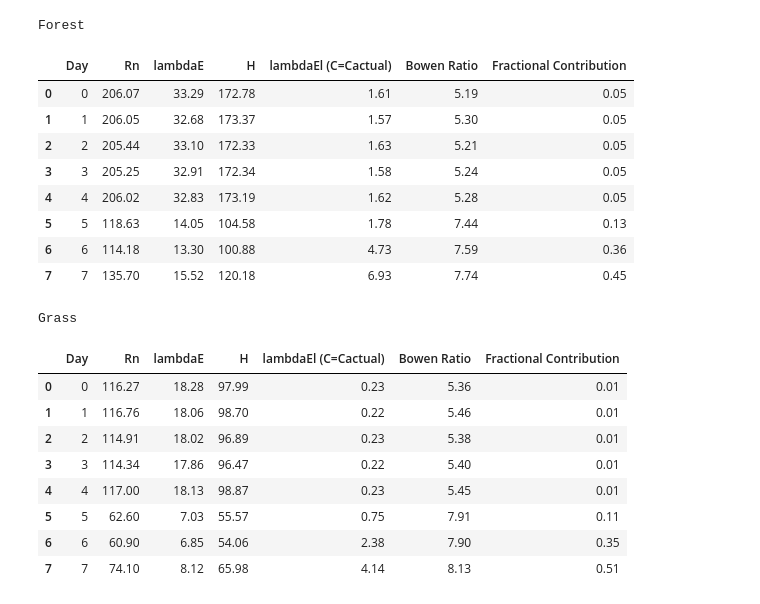
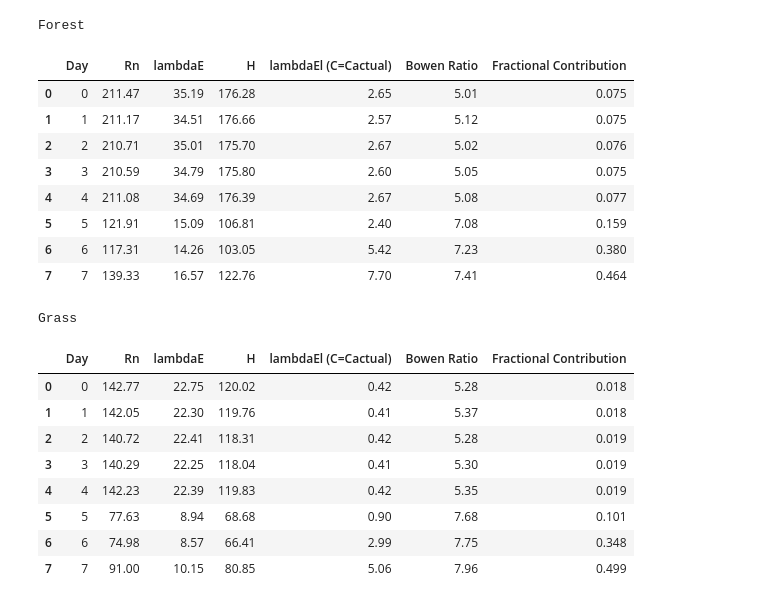
Before and after one commit to atdunwoody/EcoHydro, a Jupyter notebook: CIVE 625/Lab 1/Lab1.ipynb, the cells around one changed output. Saved outputs shown, nothing was run; the diff lists cells and outputs as text; code cells hidden in the pictures.

```diff
--- a/CIVE 625/Lab 1/Lab1.ipynb
+++ b/CIVE 625/Lab 1/Lab1.ipynb
@@ -376,7 +376,11 @@ def calc_Cfinal(lambdaEl, Cactual, LH):
     :param LH: latent heat of vaporization in MJ/kg
     return: final canopy storage in mm
     """
-    lambdaEl_mm = lambdaEl * 3600 / LH # Convert from W m-2 to mm/h
+    LH = LH * 10**6 # Convert from MJ/kg to J/kg
+    #Work out units of lambdaEl_mm
+    # W m-2 * 3600 s = J m-2 / (J kg-1) = kg m-2 .... multiply by density term to get mm??
+
+    lambdaEl_mm = lambdaEl * 3600 / LH  # Convert from W m-2 to mm
     Cfinal = Cactual - lambdaEl_mm # Problem statement D.1.9
     return max(Cfinal,0)
 
@@ -401,15 +405,23 @@ def calc_lambdaEl(delta, ra, Rn, psy_const, D, C, S):
     :param Rn: net radiation in W/m^2
     :param psy_const: psychrometric constant in kPa/°C
     :param rho_a: moist air density in kg/m^3. Environmental constant.
+    :param cp: specific heat capacity of air at constant pressure in J/kg/K. Environmental constant.
     :param D: vapor pressure deficit in kPa
     return: evaporation rate of intercepted rainfall with free water canopy in W m-2
     """
 
+
     A = Rn # Available energy = net radiation problem statement D.1.8
     Dref = D # VPD at reference level above canopy in kPa
-    rho_a = EnvConstants.rho_a
-    cp = EnvConstants.cp
-    lambdaEl = C / S * delta * A + (rho_a * cp * Dref / ra) / (delta + psy_const) # Eq 22.14 TH, problem statement D.1.4
+    rho_a = EnvConstants.rho_a # Moist Air density
+    cp = EnvConstants.cp # Specific heat capacity of air at constant pressure in J kg-1 K-1
+    #Work out units of lambdaEl
+    # C  / S  * delta   *   A  + (rho_a *      cp     *  Dref / ra) / (delta + psy_const)
+    # mm / mm * kPa C-1 * W m-2 + (kg m -3 * J kg-1 K-1 * kPa / s m-1) / (kPa C-1 + kPa C-1)
+    #    1    * kPa C-1 * W m-2 + (m -2 *     W  K-1 * kPa           ) / (kPa C-1)
+    #           W * kPa C-1 + W * C * m-2 K -1
+    # W m-2
+    lambdaEl = (C / S * delta * A + (rho_a * cp * Dref / ra) ) / (delta + psy_const) # Eq 22.14 TH, problem statement D.1.4
     return lambdaEl
 
 def calc_lambdaET(delta, Rn, D, psy_const, rs, ra):
@@ -593,7 +620,7 @@ def run_model(data, crop_constants):
     data.to_csv('processed_forest_data.csv', index=False)
 
 
-forest_constants = ForestConstants("""  """)
+forest_constants = ForestConstants()
 grass_constants = GrassConstants()
 # Example usage with the provided datasets
 run_model(forest_data, forest_constants)
@@ -739,52 +748,52 @@ def display_averages(df, caption):
     # Resetting the index here with as_index=False to keep 'Day' as a column
     daily_averages = df.groupby('Day', as_index=False).mean()
 
     # Calculate Bowen Ratio and Fractional Contribution
     daily_averages['Bowen Ratio'] = daily_averages['H'] / daily_averages['lambdaE']
     daily_averages['Fractional Contribution'] = daily_averages['lambdaEl (C=Cactual)'] / daily_averages['lambdaE']
 
     # Select the columns you want to display
     columns_to_display = ['Day', 'Rn', 'lambdaE', 'H', 'lambdaEl (C=Cactual)', 'Bowen Ratio', 'Fractional Contribution']
 
     # Style the DataFrame for better presentation
     styled_df = daily_averages[columns_to_display].style.set_table_styles(
         [{
             'selector': 'th',
             'props': [('text-align', 'center')]
         }],
         overwrite=False
     ).set_properties(**{'text-align': 'center'}).format(
         # Specify formatting for each column individually
         {"Day": "{:.0f}", "Rn": "{:.2f}", "lambdaE": "{:.2f}", "H": "{:.2f}",
-        "lambdaEl (C=Cactual)": "{:.2f}", "Bowen Ratio": "{:.2f}", "Fractional Contribution": "{:.2f}"}
+        "lambdaEl (C=Cactual)": "{:.2f}", "Bowen Ratio": "{:.2f}", "Fractional Contribution": "{:.3f}"}
     ).set_caption(caption) # Add caption here
 
     # Display the styled DataFrame
     display(styled_df)
 
 display_averages(forest_data, "Forest")
 display_averages(grass_data, "Grass")
 # %% [output]
 Forest
 |  | Day | Rn | lambdaE | H | lambdaEl (C=Cactual) | Bowen Ratio | Fractional Contribution |
-| 0 | 0 | 206.07 | 33.29 | 172.78 | 1.61 | 5.19 | 0.05 |
-| 1 | 1 | 206.05 | 32.68 | 173.37 | 1.57 | 5.30 | 0.05 |
-| 2 | 2 | 205.44 | 33.10 | 172.33 | 1.63 | 5.21 | 0.05 |
-| 3 | 3 | 205.25 | 32.91 | 172.34 | 1.58 | 5.24 | 0.05 |
-| 4 | 4 | 206.02 | 32.83 | 173.19 | 1.62 | 5.28 | 0.05 |
-| 5 | 5 | 118.63 | 14.05 | 104.58 | 1.78 | 7.44 | 0.13 |
-| 6 | 6 | 114.18 | 13.30 | 100.88 | 4.73 | 7.59 | 0.36 |
-| 7 | 7 | 135.70 | 15.52 | 120.18 | 6.93 | 7.74 | 0.45 |
+| 0 | 0 | 211.47 | 35.19 | 176.28 | 2.65 | 5.01 | 0.075 |
+| 1 | 1 | 211.17 | 34.51 | 176.66 | 2.57 | 5.12 | 0.075 |
+| 2 | 2 | 210.71 | 35.01 | 175.70 | 2.67 | 5.02 | 0.076 |
+| 3 | 3 | 210.59 | 34.79 | 175.80 | 2.60 | 5.05 | 0.075 |
+| 4 | 4 | 211.08 | 34.69 | 176.39 | 2.67 | 5.08 | 0.077 |
+| 5 | 5 | 121.91 | 15.09 | 106.81 | 2.40 | 7.08 | 0.159 |
+| 6 | 6 | 117.31 | 14.26 | 103.05 | 5.42 | 7.23 | 0.380 |
+| 7 | 7 | 139.33 | 16.57 | 122.76 | 7.70 | 7.41 | 0.464 |
 Grass
 |  | Day | Rn | lambdaE | H | lambdaEl (C=Cactual) | Bowen Ratio | Fractional Contribution |
-| 0 | 0 | 116.27 | 18.28 | 97.99 | 0.23 | 5.36 | 0.01 |
-| 1 | 1 | 116.76 | 18.06 | 98.70 | 0.22 | 5.46 | 0.01 |
-| 2 | 2 | 114.91 | 18.02 | 96.89 | 0.23 | 5.38 | 0.01 |
-| 3 | 3 | 114.34 | 17.86 | 96.47 | 0.22 | 5.40 | 0.01 |
-| 4 | 4 | 117.00 | 18.13 | 98.87 | 0.23 | 5.45 | 0.01 |
-| 5 | 5 | 62.60 | 7.03 | 55.57 | 0.75 | 7.91 | 0.11 |
-| 6 | 6 | 60.90 | 6.85 | 54.06 | 2.38 | 7.90 | 0.35 |
-| 7 | 7 | 74.10 | 8.12 | 65.98 | 4.14 | 8.13 | 0.51 |
+| 0 | 0 | 142.77 | 22.75 | 120.02 | 0.42 | 5.28 | 0.018 |
+| 1 | 1 | 142.05 | 22.30 | 119.76 | 0.41 | 5.37 | 0.018 |
+| 2 | 2 | 140.72 | 22.41 | 118.31 | 0.42 | 5.28 | 0.019 |
+| 3 | 3 | 140.29 | 22.25 | 118.04 | 0.41 | 5.30 | 0.019 |
+| 4 | 4 | 142.23 | 22.39 | 119.83 | 0.42 | 5.35 | 0.019 |
+| 5 | 5 | 77.63 | 8.94 | 68.68 | 0.90 | 7.68 | 0.101 |
+| 6 | 6 | 74.98 | 8.57 | 66.41 | 2.99 | 7.75 | 0.348 |
+| 7 | 7 | 91.00 | 10.15 | 80.85 | 5.06 | 7.96 | 0.499 |
 # %%
 
 # D.2 Canopy Transpiration.
```
Also changed, not shown: parts of 3 cells of this notebook.
